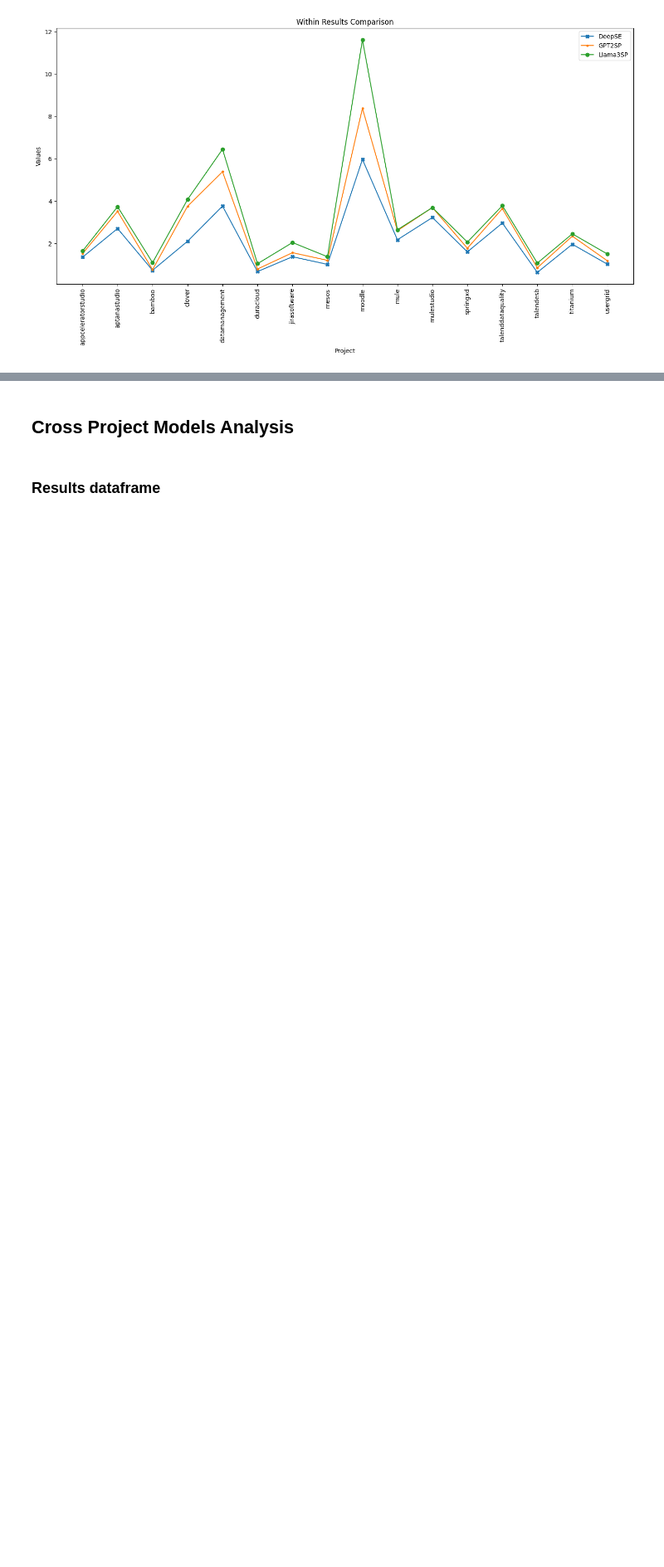
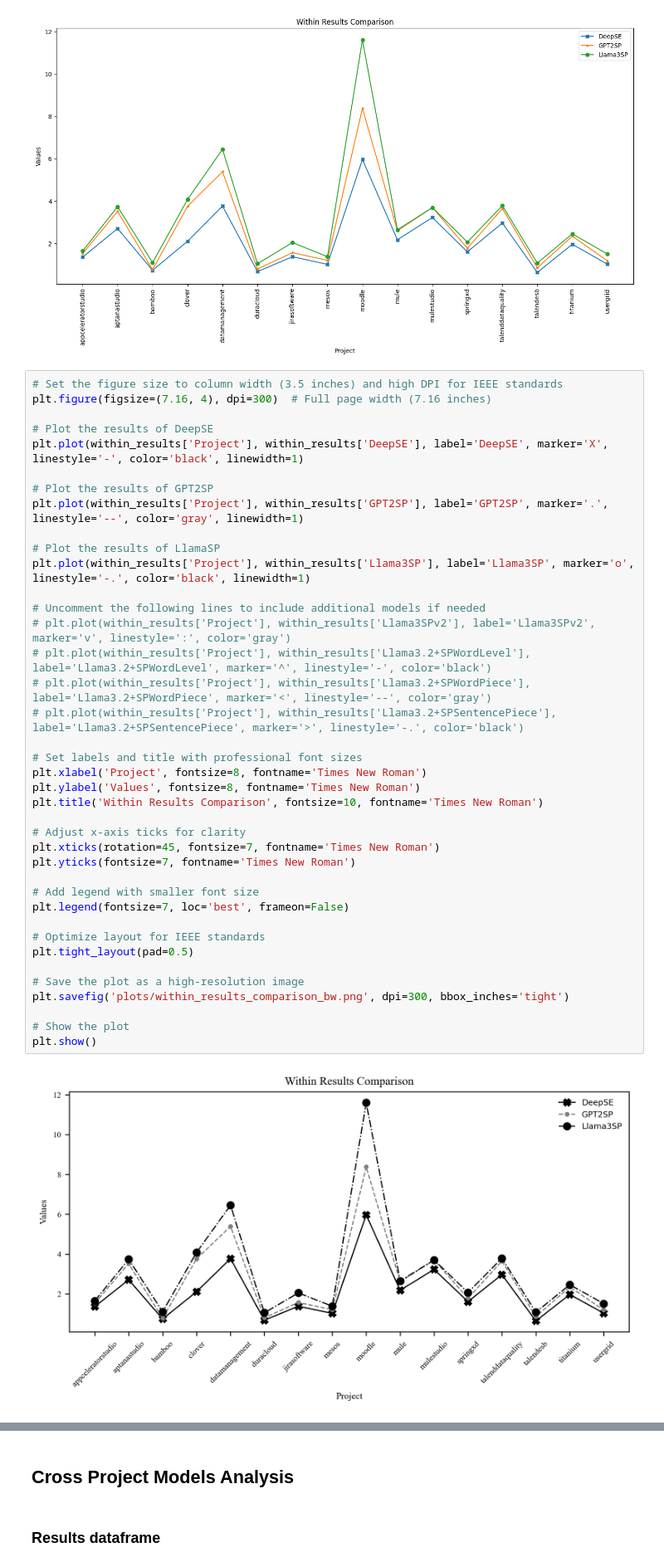
Before and after one commit to DEVCamiloSepulveda/llama3sp, a Jupyter notebook: data_model_analysis/Llama3SP_model_analysis_notebook.ipynb, the cells around one changed output, grey strips where cells are left out. Shown at 83% size. Drawn from its saved outputs; the diff is of its cells as text; blank space fills up the shorter version.

```diff
--- a/data_model_analysis/Llama3SP_model_analysis_notebook.ipynb
+++ b/data_model_analysis/Llama3SP_model_analysis_notebook.ipynb
@@ -108,3 +118,44 @@ plt.savefig('plots/within_results_comparison.png')
 plt.show()
 # %% [output]
 [figure]
+# %%
+# Set the figure size to column width (3.5 inches) and high DPI for IEEE standards
+plt.figure(figsize=(7.16, 4), dpi=300)  # Full page width (7.16 inches)
+
+# Plot the results of DeepSE
+plt.plot(within_results['Project'], within_results['DeepSE'], label='DeepSE', marker='X', linestyle='-', color='black', linewidth=1)
+
+# Plot the results of GPT2SP
+plt.plot(within_results['Project'], within_results['GPT2SP'], label='GPT2SP', marker='.', linestyle='--', color='gray', linewidth=1)
+
+# Plot the results of LlamaSP
+plt.plot(within_results['Project'], within_results['Llama3SP'], label='Llama3SP', marker='o', linestyle='-.', color='black', linewidth=1)
+
+# Uncomment the following lines to include additional models if needed
+# plt.plot(within_results['Project'], within_results['Llama3SPv2'], label='Llama3SPv2', marker='v', linestyle=':', color='gray')
+# plt.plot(within_results['Project'], within_results['Llama3.2+SPWordLevel'], label='Llama3.2+SPWordLevel', marker='^', linestyle='-', color='black')
+# plt.plot(within_results['Project'], within_results['Llama3.2+SPWordPiece'], label='Llama3.2+SPWordPiece', marker='<', linestyle='--', color='gray')
+# plt.plot(within_results['Project'], within_results['Llama3.2+SPSentencePiece'], label='Llama3.2+SPSentencePiece', marker='>', linestyle='-.', color='black')
+
+# Set labels and title with professional font sizes
+plt.xlabel('Project', fontsize=8, fontname='Times New Roman')
+plt.ylabel('Values', fontsize=8, fontname='Times New Roman')
+plt.title('Within Results Comparison', fontsize=10, fontname='Times New Roman')
+
+# Adjust x-axis ticks for clarity
+plt.xticks(rotation=45, fontsize=7, fontname='Times New Roman')
+plt.yticks(fontsize=7, fontname='Times New Roman')
+
+# Add legend with smaller font size
+plt.legend(fontsize=7, loc='best', frameon=False)
+
+# Optimize layout for IEEE standards
+plt.tight_layout(pad=0.5)
+
+# Save the plot as a high-resolution image
+plt.savefig('plots/within_results_comparison_bw.png', dpi=300, bbox_inches='tight')
+
+# Show the plot
+plt.show()
+# %% [output]
+[figure, added]
```
Also changed, not shown: parts of 9 cells of this notebook, 6 other files.
